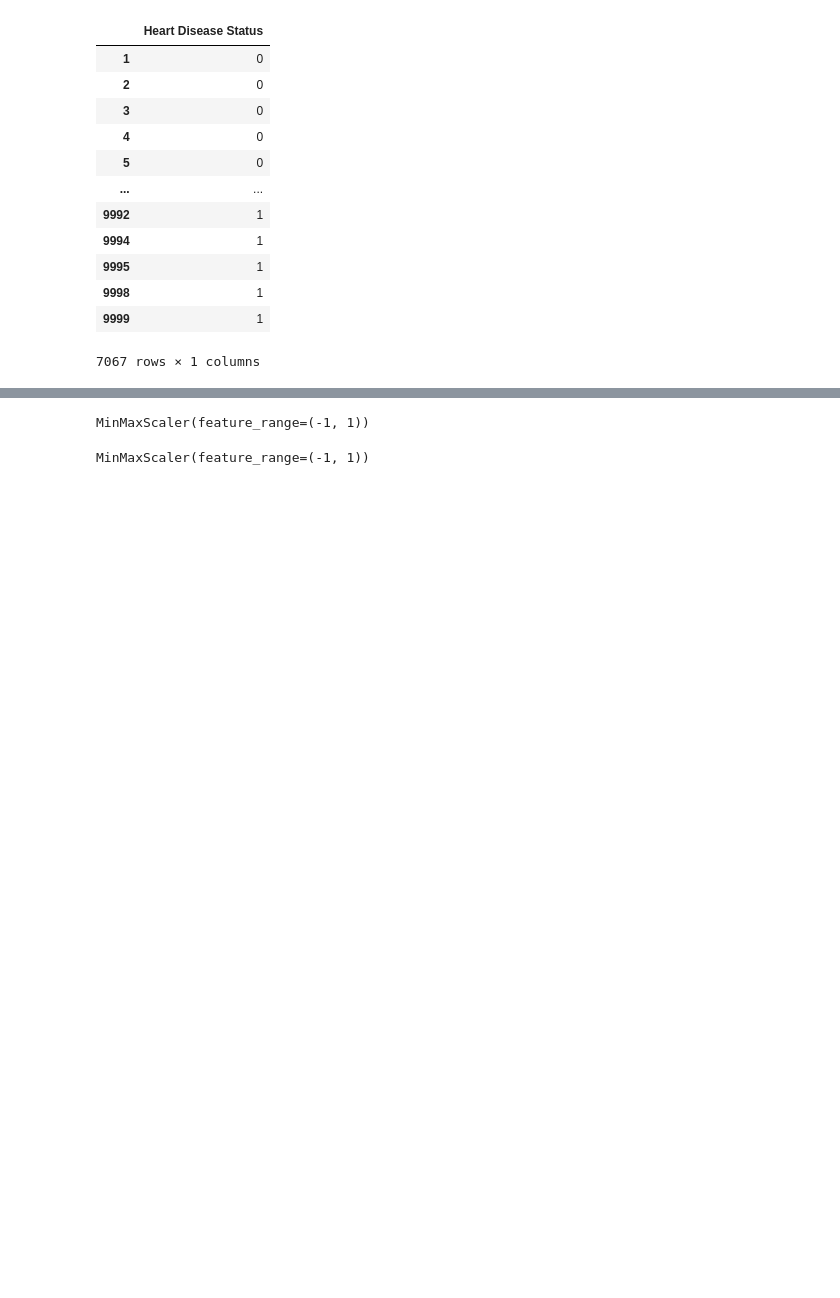
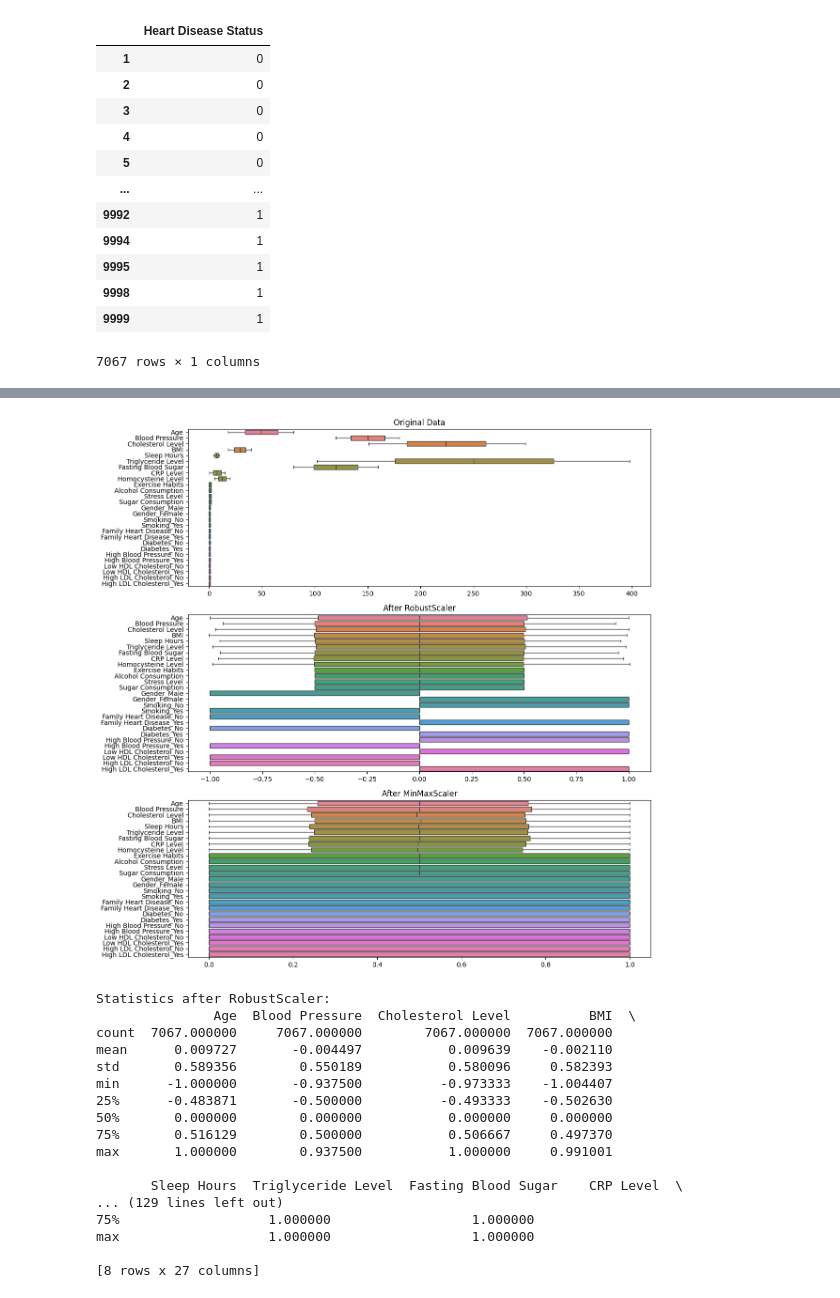
Before and after one commit to Jenny-Tanananya/Project-Senior-in-Computer-engineering-, a Jupyter notebook: Data_Preprocessing_Drop.ipynb, the cells around one changed output, grey strips where cells are left out. Drawn from its saved outputs; the diff is of its cells as text; code cells hidden in the pictures; blank space fills up the shorter version.

```diff
--- a/Data_Preprocessing_Drop.ipynb
+++ b/Data_Preprocessing_Drop.ipynb
@@ -303,0 +350,60 @@ data
+# %%
+# สร้าง scalers
+robust_scaler = RobustScaler()
+minmax_scaler = MinMaxScaler()
+
+# Scale ข้อมูลด้วยทั้งสองวิธี
+robust_scaled = pandas.DataFrame(
+    robust_scaler.fit_transform(data),
+    columns=data.columns,
+    index=data.index
+)
+
+minmax_scaled = pandas.DataFrame(
+    minmax_scaler.fit_transform(data),
+    columns=data.columns,
+    index=data.index
+)
+
+# เปรียบเทียบผลลัพธ์ด้วย box plots
+fig, (ax1, ax2, ax3) = plt.subplots(3, 1, figsize=(12, 12))
+
+# ข้อมูลดั้งเดิม
+seaborn.boxplot(data=data, orient='h', ax=ax1)
+ax1.set_title("Original Data")
+
+# RobustScaler
+seaborn.boxplot(data=robust_scaled, orient='h', ax=ax2)
+ax2.set_title("After RobustScaler")
+
+# MinMaxScaler
+seaborn.boxplot(data=minmax_scaled, orient='h', ax=ax3)
+ax3.set_title("After MinMaxScaler")
+
+plt.tight_layout()
+plt.show()
+
+# แสดงสถิติพื้นฐานของทั้งสองวิธี
+print("\nStatistics after RobustScaler:")
+print(robust_scaled.describe())
+print("\nStatistics after MinMaxScaler:")
+print(minmax_scaled.describe())
+# %% [output]
+[figure, added]
+Statistics after RobustScaler:
+               Age  Blood Pressure  Cholesterol Level          BMI  \
+count  7067.000000     7067.000000        7067.000000  7067.000000
+mean      0.009727       -0.004497           0.009639    -0.002110
+std       0.589356        0.550189           0.580096     0.582393
+min      -1.000000       -0.937500          -0.973333    -1.004407
+25%      -0.483871       -0.500000          -0.493333    -0.502630
+50%       0.000000        0.000000           0.000000     0.000000
+75%       0.516129        0.500000           0.506667     0.497370
+max       1.000000        0.937500           1.000000     0.991001
+
+       Sleep Hours  Triglyceride Level  Fasting Blood Sugar    CRP Level  \
+... (129 lines left out)
+75%                   1.000000                  1.000000
+max                   1.000000                  1.000000
+
+[8 rows x 27 columns]
@@ -313,11 +421,2 @@ data_train_x, data_test_x, data_train_y, data_test_y = sklearn.model_selection.t
     shuffle=True
 )
-# %%
-MinMaxScaler = sklearn.preprocessing.MinMaxScaler(feature_range=(-1, 1), copy=True)
-MinMaxScaler
-# %% [output]
-MinMaxScaler(feature_range=(-1, 1))
-# %%
-MinMaxScaler.fit(data_train_x)
-# %% [output]
-MinMaxScaler(feature_range=(-1, 1))
```
Also changed, not shown: parts of 14 cells of this notebook, 8 other files.
